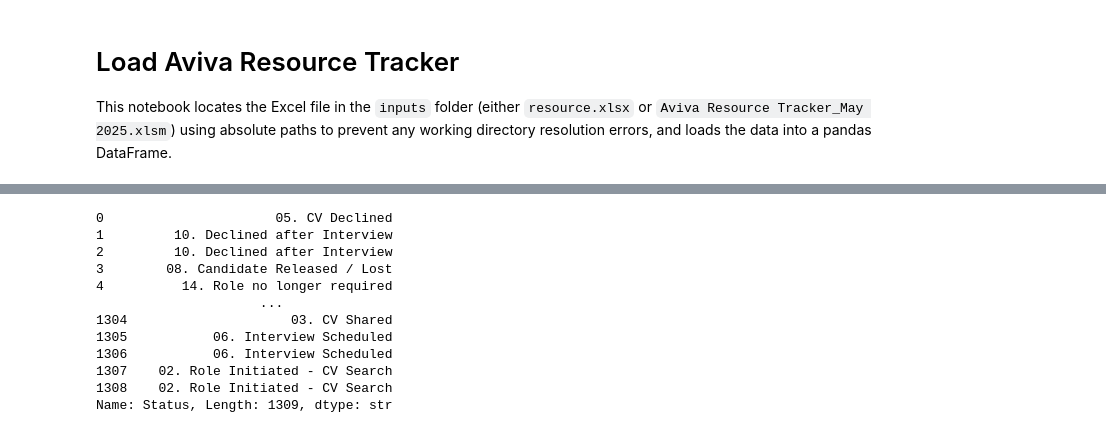
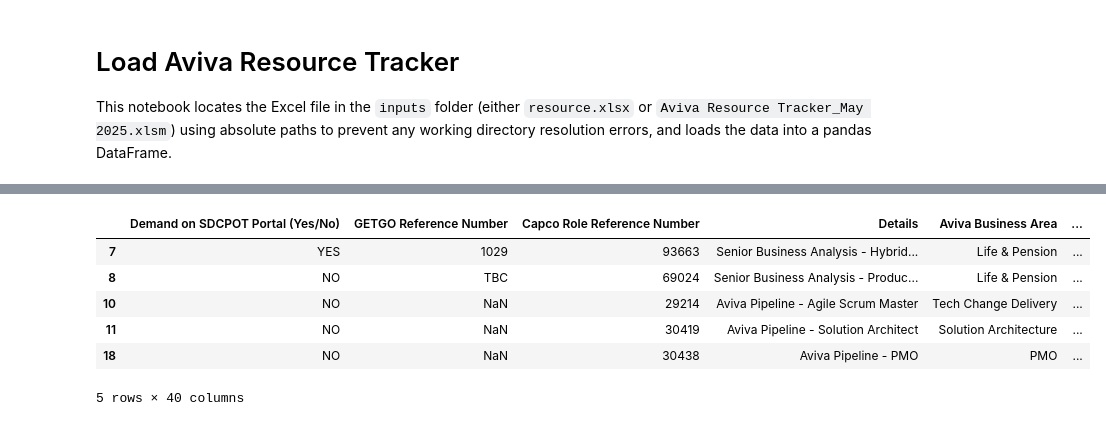
Before and after one commit to michaelmorar/insurance_dashboard, a Jupyter notebook: notebooks/exp1.ipynb, the cells around one changed output, grey strips where cells are left out. Saved outputs shown, nothing was run; the diff lists cells and outputs as text; code cells hidden in the pictures.

```diff
--- a/notebooks/exp1.ipynb
+++ b/notebooks/exp1.ipynb
@@ -68,0 +73,2 @@ Target sheet to load: 'Sheet1'
+# %%
+target_sheet = get_target_sheet_names(excel_path)
@@ -78,17 +87,12 @@ DataFrame shape: 1309 rows, 40 columns.
 # %%
 # Preview the loaded data
-df.head()
-print(df["Status"])
+df_cleansed = df.dropna(subset=["Actual Start Date"])
+df_cleansed.head()
 # %% [output]
+|  | Demand on SDCPOT Portal (Yes/No) | GETGO Reference Number | Capco Role Reference Number | Details | Aviva Business Area | ... |
+| 7 | YES | 1029 | 93663 | Senior Business Analysis - Hybrid... | Life & Pension | ... |
+| 8 | NO | TBC | 69024 | Senior Business Analysis - Produc... | Life & Pension | ... |
+| 10 | NO | NaN | 29214 | Aviva Pipeline - Agile Scrum Master | Tech Change Delivery | ... |
+| 11 | NO | NaN | 30419 | Aviva Pipeline - Solution Architect | Solution Architecture | ... |
+| 18 | NO | NaN | 30438 | Aviva Pipeline - PMO | PMO | ... |
-0                      05. CV Declined
-1         10. Declined after Interview
-2         10. Declined after Interview
-3        08. Candidate Released / Lost
-4          14. Role no longer required
-                     ...
-1304                     03. CV Shared
-1305           06. Interview Scheduled
-1306           06. Interview Scheduled
-1307    02. Role Initiated - CV Search
-1308    02. Role Initiated - CV Search
-Name: Status, Length: 1309, dtype: str
+5 rows × 40 columns
```
Also changed, not shown: parts of 12 cells of this notebook, 9 other files.
